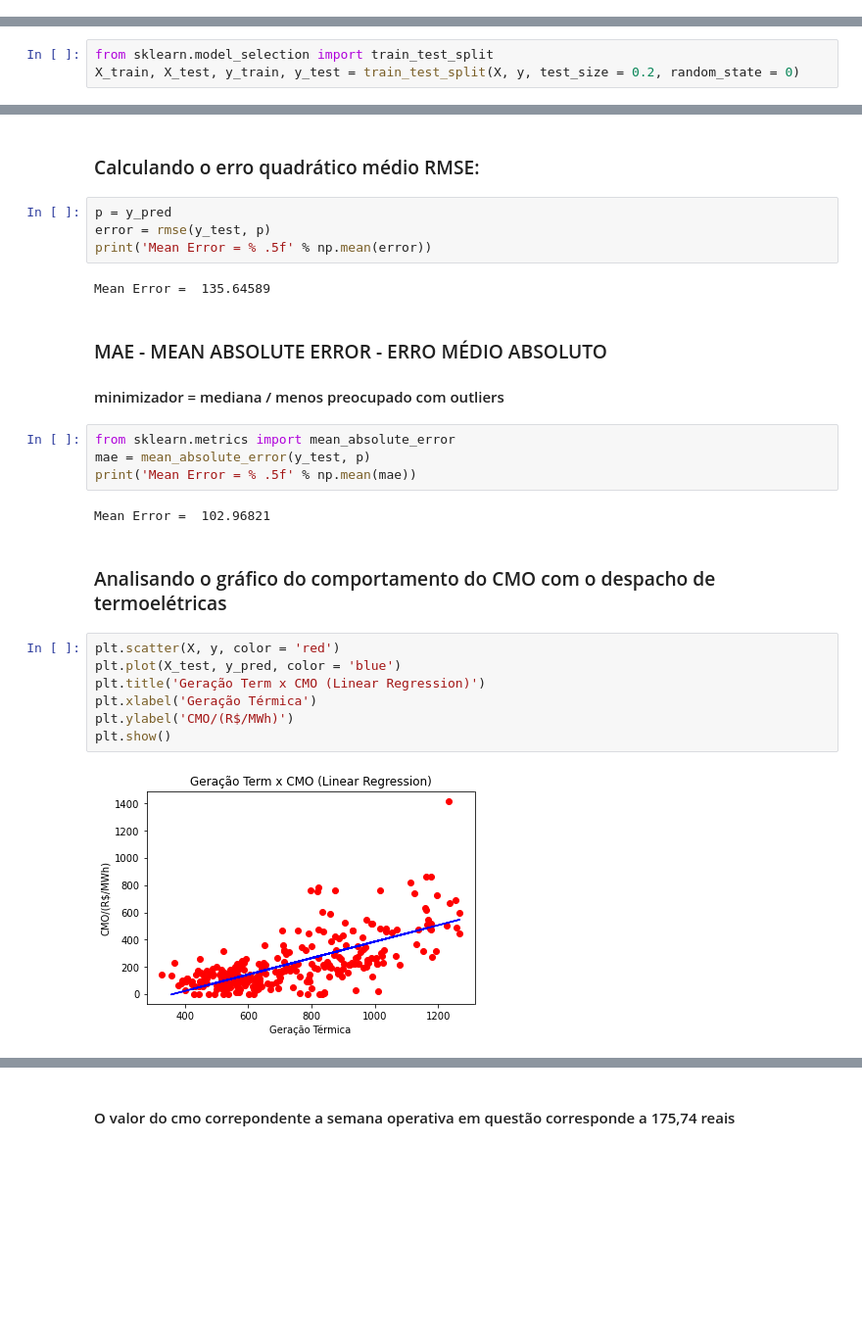
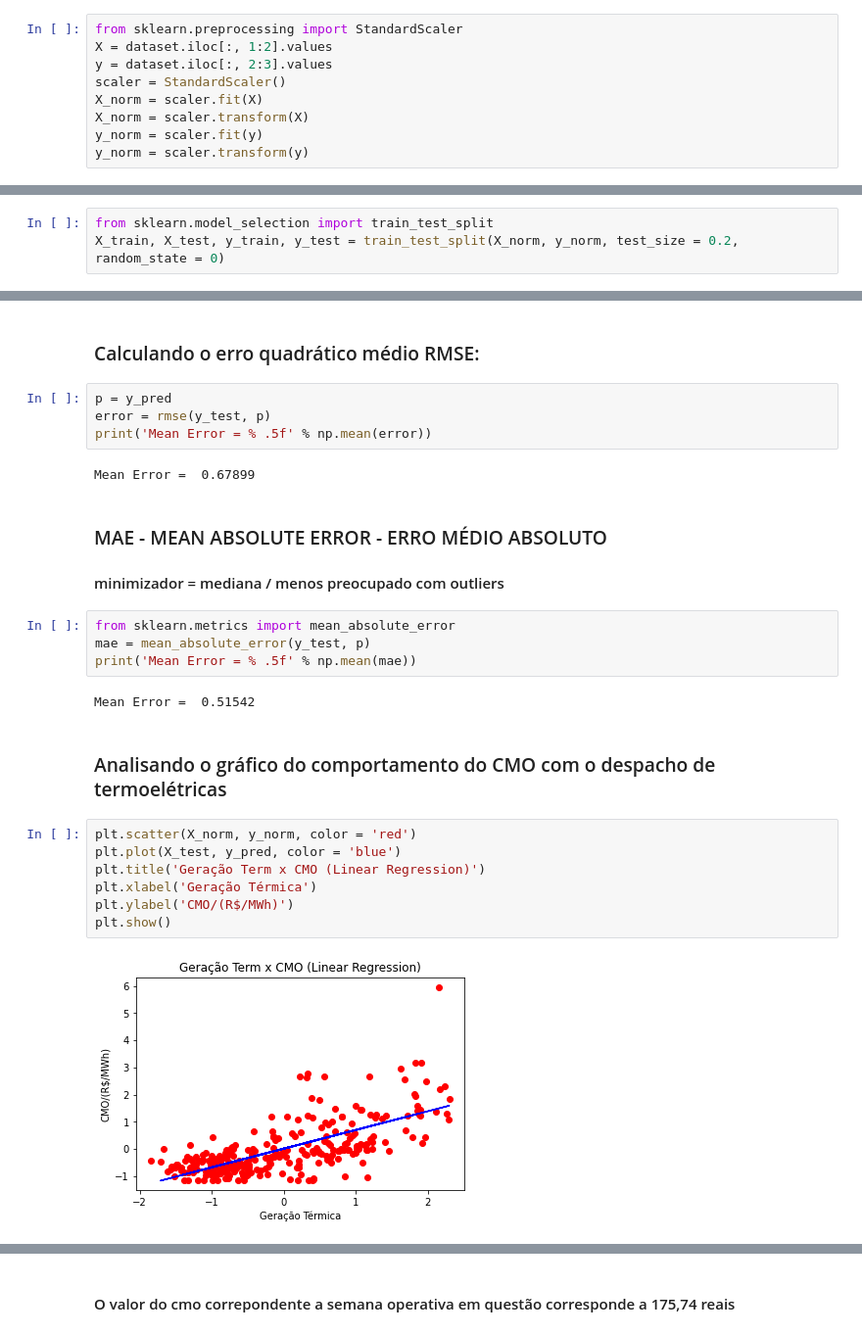
Before and after one commit to alexlourencomattos/machinelearning, a Jupyter notebook: Previsão_cmo_term/prev_preco.ipynb, the cells around one changed output, grey strips where cells are left out. Shown at 98% size. Cells and saved outputs as stored; diff of their text form; blank space fills up the shorter version.

```diff
--- a/Previsão_cmo_term/prev_preco.ipynb
+++ b/Previsão_cmo_term/prev_preco.ipynb
@@ -65,6 +73,15 @@ dataset.head()
 | 2 | 16/01/2016 | 840.08 | 12.60 |
 | 3 | 23/01/2016 | 839.19 | 9.66 |
 | 4 | 30/01/2016 | 764.10 | 6.07 |
+# %%
+from sklearn.preprocessing import StandardScaler
+X = dataset.iloc[:, 1:2].values
+y = dataset.iloc[:, 2:3].values
+scaler = StandardScaler()
+X_norm = scaler.fit(X)
+X_norm = scaler.transform(X)
+y_norm = scaler.fit(y)
+y_norm = scaler.transform(y)
 # %% [markdown]
 ## Medindo a correlação entre as váriaveis
 # %%
@@ -150,7 +220,7 @@ def rmse(ytrue,ypred):
 ### Criando o modelo preditivo
 # %%
 from sklearn.model_selection import train_test_split
-X_train, X_test, y_train, y_test = train_test_split(X, y, test_size = 0.2, random_state = 0)
+X_train, X_test, y_train, y_test = train_test_split(X_norm, y_norm, test_size = 0.2, random_state = 0)
 # %%
 from sklearn.linear_model import LinearRegression
 regressor = LinearRegression()
@@ -195,7 +265,7 @@ p = y_pred
 error = rmse(y_test, p)
 print('Mean Error = % .5f' % np.mean(error))
 # %% [output]
-Mean Error =  135.64589
+Mean Error =  0.67899
 # %% [markdown]
 ### MAE - MEAN ABSOLUTE ERROR - ERRO MÉDIO ABSOLUTO
 #### minimizador = mediana / menos preocupado com outliers
@@ -204,18 +274,18 @@ from sklearn.metrics import mean_absolute_error
 mae = mean_absolute_error(y_test, p)
 print('Mean Error = % .5f' % np.mean(mae))
 # %% [output]
-Mean Error =  102.96821
+Mean Error =  0.51542
 # %% [markdown]
 ### Analisando o gráfico do comportamento do CMO com o despacho de termoelétricas
 # %%
-plt.scatter(X, y, color = 'red')
+plt.scatter(X_norm, y_norm, color = 'red')
 plt.plot(X_test, y_pred, color = 'blue')
 plt.title('Geração Term x CMO (Linear Regression)')
 plt.xlabel('Geração Térmica')
 plt.ylabel('CMO/(R$/MWh)')
 plt.show()
 # %% [output]
-[figure, old version]
+[figure, new version]
 # %%
 regressor.predict([[707]])
 # %% [output]
```
Also changed, not shown: parts of 33 cells of this notebook.
